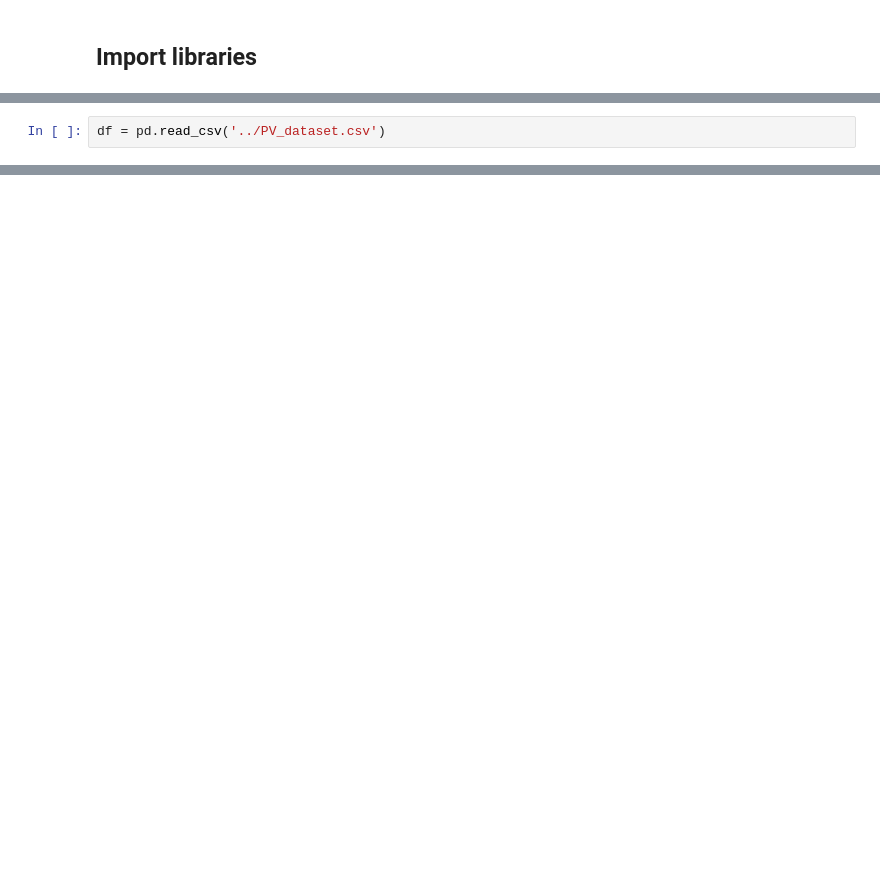
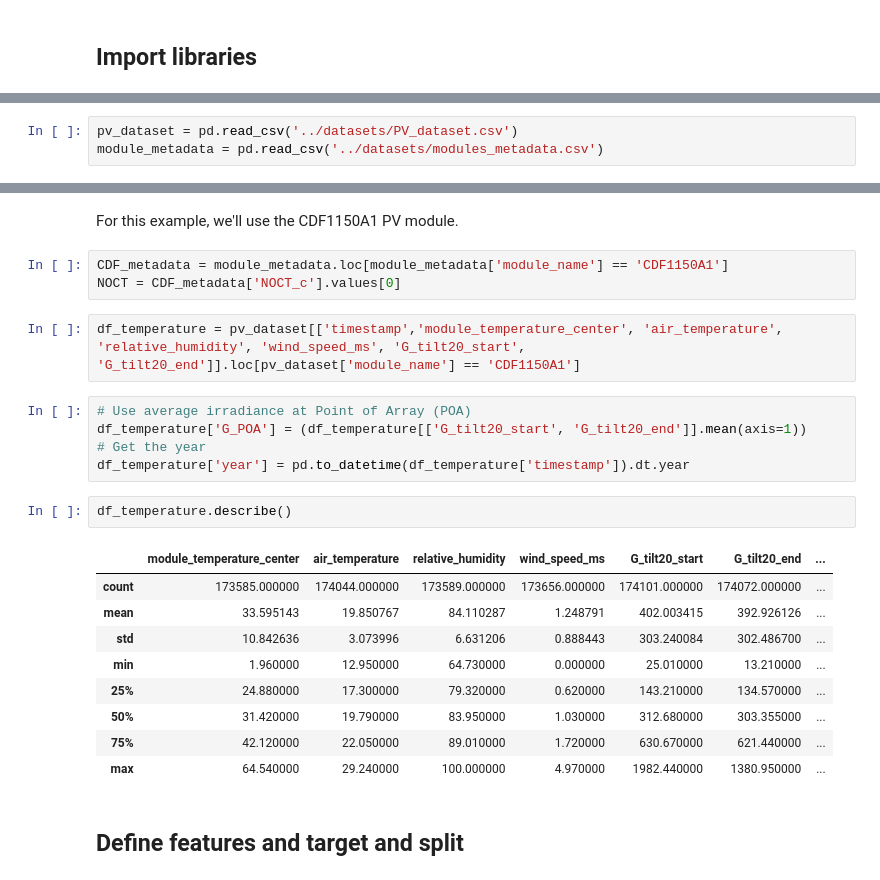
Before and after one commit to slava-yr/PUCP-Inti-Data, a Jupyter notebook: Examples/Module Temperature Predictor.ipynb, the cells around one changed output, grey strips where cells are left out. Drawn from its saved outputs; the diff is of its cells as text; blank space fills up the shorter version.

Commit message:
Temperature predictor completed

```diff
--- a/Examples/Module Temperature Predictor.ipynb
+++ b/Examples/Module Temperature Predictor.ipynb
@@ -13,2 +17,3 @@ import matplotlib.pyplot as plt
 # %%
-df = pd.read_csv('../PV_dataset.csv')
+pv_dataset = pd.read_csv('../datasets/PV_dataset.csv')
+module_metadata = pd.read_csv('../datasets/modules_metadata.csv')
@@ -16,0 +35,26 @@ FileNotFoundError: [Errno 2] No such file or directory: '../PV_dataset.csv'
+# %% [markdown]
+For this example, we'll use the CDF1150A1 PV module.
+# %%
+CDF_metadata = module_metadata.loc[module_metadata['module_name'] == 'CDF1150A1']
+NOCT = CDF_metadata['NOCT_c'].values[0]
+# %%
+df_temperature = pv_dataset[['timestamp','module_temperature_center', 'air_temperature', 'relative_humidity', 'wind_speed_ms', 'G_tilt20_start', 'G_tilt20_end']].loc[pv_dataset['module_name'] == 'CDF1150A1']
+# %%
+# Use average irradiance at Point of Array (POA)
+df_temperature['G_POA'] = (df_temperature[['G_tilt20_start', 'G_tilt20_end']].mean(axis=1))
+# Get the year
+df_temperature['year'] = pd.to_datetime(df_temperature['timestamp']).dt.year
+# %%
+df_temperature.describe()
+# %% [output]
+|  | module_temperature_center | air_temperature | relative_humidity | wind_speed_ms | G_tilt20_start | G_tilt20_end | ... |
+| count | 173585.000000 | 174044.000000 | 173589.000000 | 173656.000000 | 174101.000000 | 174072.000000 | ... |
+| mean | 33.595143 | 19.850767 | 84.110287 | 1.248791 | 402.003415 | 392.926126 | ... |
+| std | 10.842636 | 3.073996 | 6.631206 | 0.888443 | 303.240084 | 302.486700 | ... |
+| min | 1.960000 | 12.950000 | 64.730000 | 0.000000 | 25.010000 | 13.210000 | ... |
+| 25% | 24.880000 | 17.300000 | 79.320000 | 0.620000 | 143.210000 | 134.570000 | ... |
+| 50% | 31.420000 | 19.790000 | 83.950000 | 1.030000 | 312.680000 | 303.355000 | ... |
+| 75% | 42.120000 | 22.050000 | 89.010000 | 1.720000 | 630.670000 | 621.440000 | ... |
+| max | 64.540000 | 29.240000 | 100.000000 | 4.970000 | 1982.440000 | 1380.950000 | ... |
+# %% [markdown]
+## Define features and target and split
```
Also changed, not shown: parts of 28 cells of this notebook, 1 other file.
